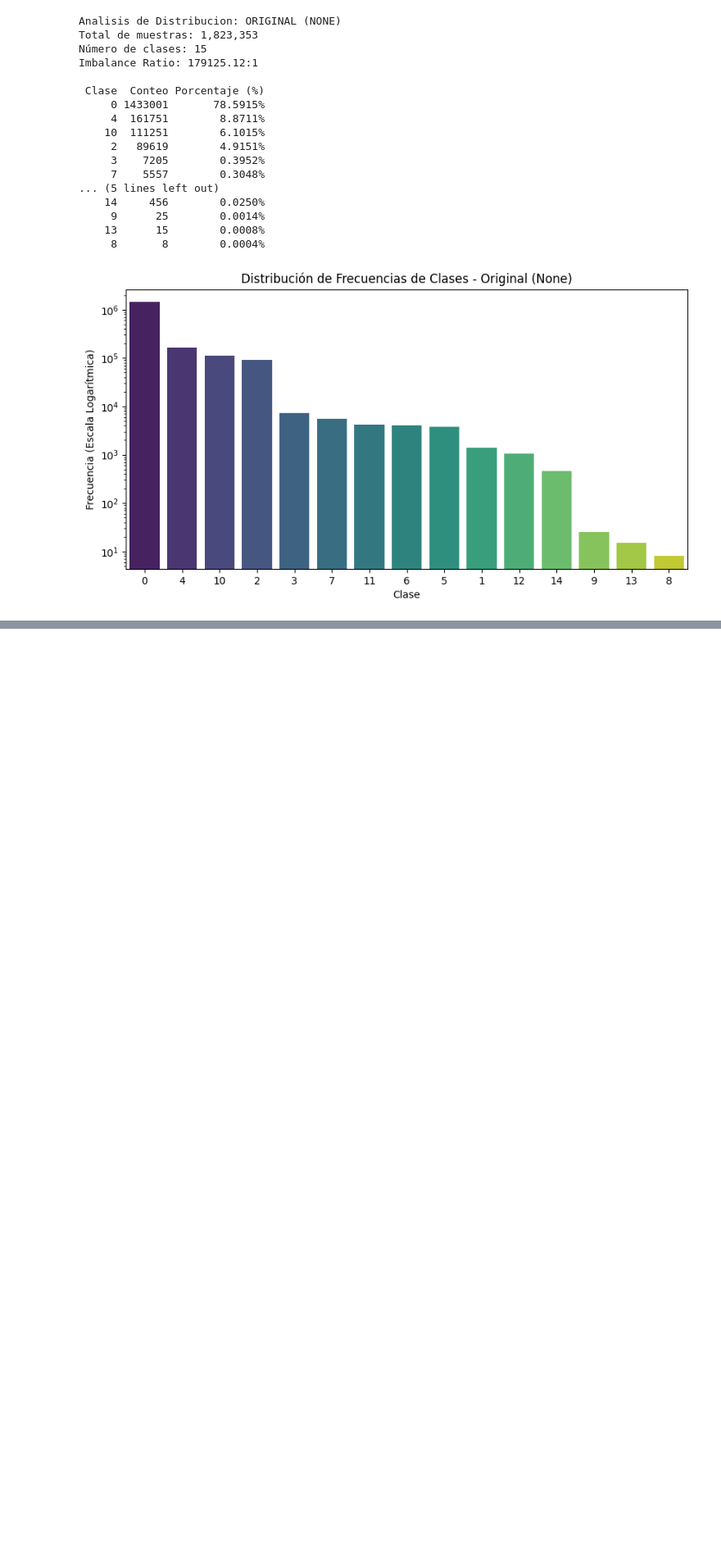
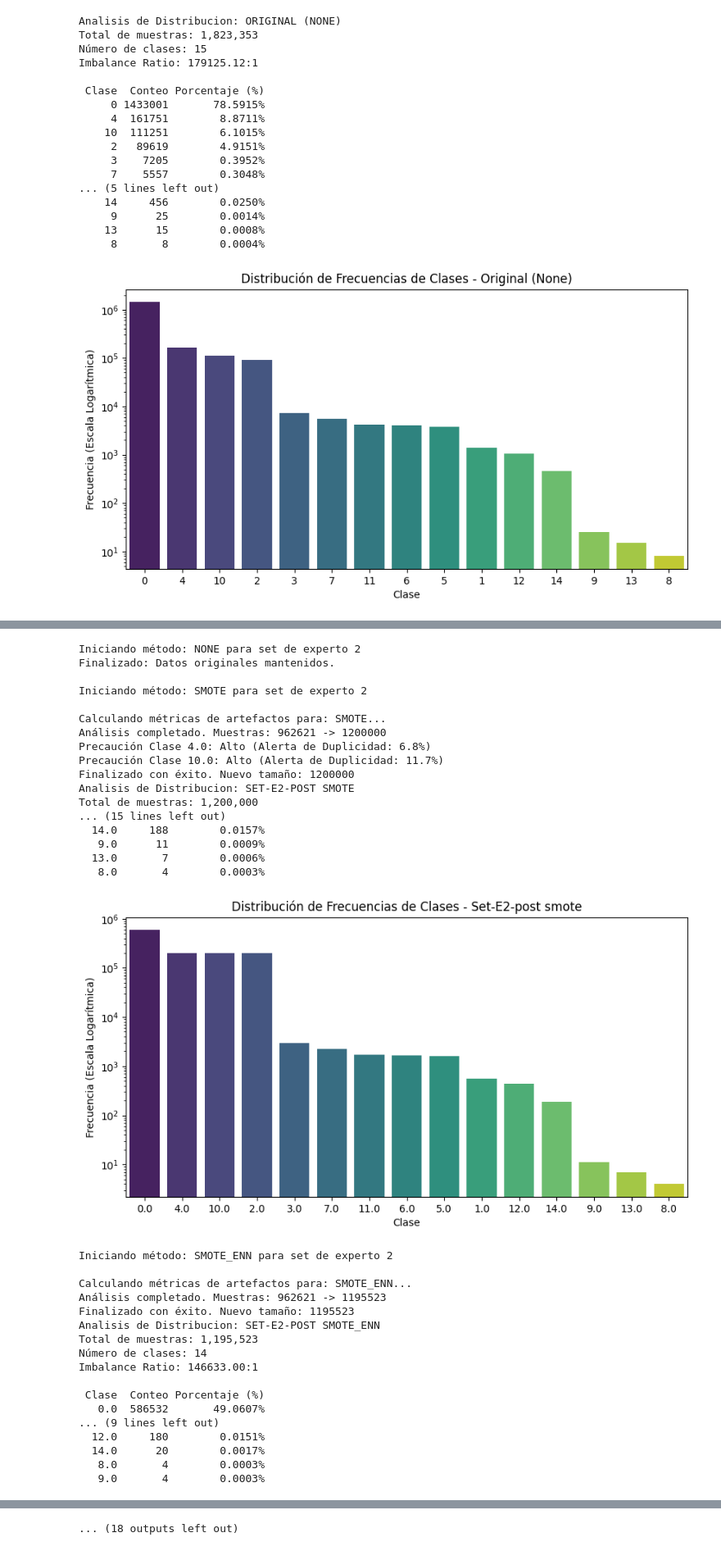
Before and after one commit to johnnyredwood/ArquitecturaMoEClasificacionIntrusiones, a Jupyter notebook: MixtureOfExpertsInitialArquitecture.ipynb, the cells around one changed output, grey strips where cells are left out. Shown at 82% size. Saved outputs shown, nothing was run; the diff lists cells and outputs as text; code cells hidden in the pictures; blank space fills up the shorter version.

```diff
--- a/MixtureOfExpertsInitialArquitecture.ipynb
+++ b/MixtureOfExpertsInitialArquitecture.ipynb
@@ -269,7 +327,6 @@ Estado Post-SMOTE:
 # %%
 from collections import Counter
 
-#Diccionario para obtener mas muestras en clases sumamente minoritarias para mejorar su clasificacion
 def get_ids_proportions(y, clases_experto, target_large=200000):
     counts = Counter(y)
     majority_count = max(counts.values())
@@ -281,18 +338,14 @@ def get_ids_proportions(y, clases_experto, target_large=200000):
                 proportion_dict[cls] = cnt
                 continue
 
-            elif cnt < 100:
-                proportion_dict[cls] = 2500
-
             elif cnt < 1000:
-                proportion_dict[cls] = 10000
+                proportion_dict[cls] = cnt * 5
 
             elif cnt < 5000:
-                proportion_dict[cls] = 25000
+                proportion_dict[cls] = cnt * 10
 
-            elif cnt < 20000:
-                proportion_dict[cls] = 50000
-
+            elif cnt < 10000:
+                proportion_dict[cls] = cnt * 20
             else:
                 proportion_dict[cls] = max(cnt, target_large)
 
@@ -517,5 +661,5 @@ classes, counts = analizar_distribuciones(y_train_E6, "Set-E6-Previo SMOTE")
 # %%
-sets_moe= [[X_train_E2, y_train_E2, proportion_dict_E2],[X_train_E3, y_train_E3, proportion_dict_E3],[X_train_E4, y_train_E4, proportion_dict_E4],[X_train_E5, y_train_E5, proportion_dict_E5],[X_train_E2, y_train_E6, proportion_dict_E6]]
+sets_moe= [[X_train_E2, y_train_E2, proportion_dict_E2],[X_train_E3, y_train_E3, proportion_dict_E3],[X_train_E4, y_train_E4, proportion_dict_E4],[X_train_E5, y_train_E5, proportion_dict_E5],[X_train_E6, y_train_E6, proportion_dict_E6]]
 props_dicts_moe=[proportion_dict_E2,proportion_dict_E3,proportion_dict_E4,proportion_dict_E5,proportion_dict_E6]
 oversampling_methods = ['none', 'smote', 'smote_enn', 'smote_tomek']
 import gc
@@ -529,30 +673,68 @@ for i in range (len(sets_moe)):
         y_train_input=sets_moe[i][1]
 
         if over_method == 'none':
             X_train_over, y_train_over = X_train_input, y_train_input
             joblib.dump(X_train_over, f"Sets_Oversampling_MoE/X_train_{over_method}_Experto_{i+2}.joblib")
             joblib.dump(y_train_over, f"Sets_Oversampling_MoE/y_train_{over_method}_Experto_{i+2}.joblib")
             print("Finalizado: Datos originales mantenidos.")
             continue
 
         oversampler = OversamplingWithArtifactAnalysis(
             method=over_method,
             proportion=props_dicts_moe[i],
             random_state=42,
             n_neighbors=5
         )
 
         try:
             X_train_over, y_train_over = oversampler.fit_resample(X_train_input, y_train_input)
             joblib.dump(X_train_over, f"Sets_Oversampling_MoE/X_train_{over_method}_Experto_{i+2}.joblib")
             joblib.dump(y_train_over, f"Sets_Oversampling_MoE/y_train_{over_method}_Experto_{i+2}.joblib")
             oversampler.save_report(f"artifacts_{over_method}_MoE_Experto_{i+2}.json")
             print(f"Finalizado con éxito. Nuevo tamaño: {len(y_train_over)}")
 
+            classes, counts = analizar_distribuciones(y_train_over, f"Set-E{i+2}-post {over_method}")
+
         except ValueError as e:
             print(f"Advertencia: {over_method.upper()} falló en la interpolación.")
             print(f"Error reportado: {e}")
             print("Continuando con el siguiente método de la lista")
 
         del oversampler
         gc.collect()
+# %% [output]
+Iniciando método: NONE para set de experto 2
+Finalizado: Datos originales mantenidos.
+
+Iniciando método: SMOTE para set de experto 2
+
+Calculando métricas de artefactos para: SMOTE...
+Análisis completado. Muestras: 962621 -> 1200000
+Precaución Clase 4.0: Alto (Alerta de Duplicidad: 6.8%)
+Precaución Clase 10.0: Alto (Alerta de Duplicidad: 11.7%)
+Finalizado con éxito. Nuevo tamaño: 1200000
+Analisis de Distribucion: SET-E2-POST SMOTE
+Total de muestras: 1,200,000
+... (15 lines left out)
+  14.0     188        0.0157%
+   9.0      11        0.0009%
+  13.0       7        0.0006%
+   8.0       4        0.0003%
+[figure, added]
+Iniciando método: SMOTE_ENN para set de experto 2
+
+Calculando métricas de artefactos para: SMOTE_ENN...
+Análisis completado. Muestras: 962621 -> 1195523
+Finalizado con éxito. Nuevo tamaño: 1195523
+Analisis de Distribucion: SET-E2-POST SMOTE_ENN
+Total de muestras: 1,195,523
+Número de clases: 14
+Imbalance Ratio: 146633.00:1
+
+ Clase  Conteo Porcentaje (%)
+   0.0  586532       49.0607%
+... (9 lines left out)
+  12.0     180        0.0151%
+  14.0      20        0.0017%
+   8.0       4        0.0003%
+   9.0       4        0.0003%
@@ -558,0 +814 @@ for i in range (len(sets_moe)):
+... (18 outputs left out)
```
Also changed, not shown: parts of 26 cells of this notebook, 49 other files.
